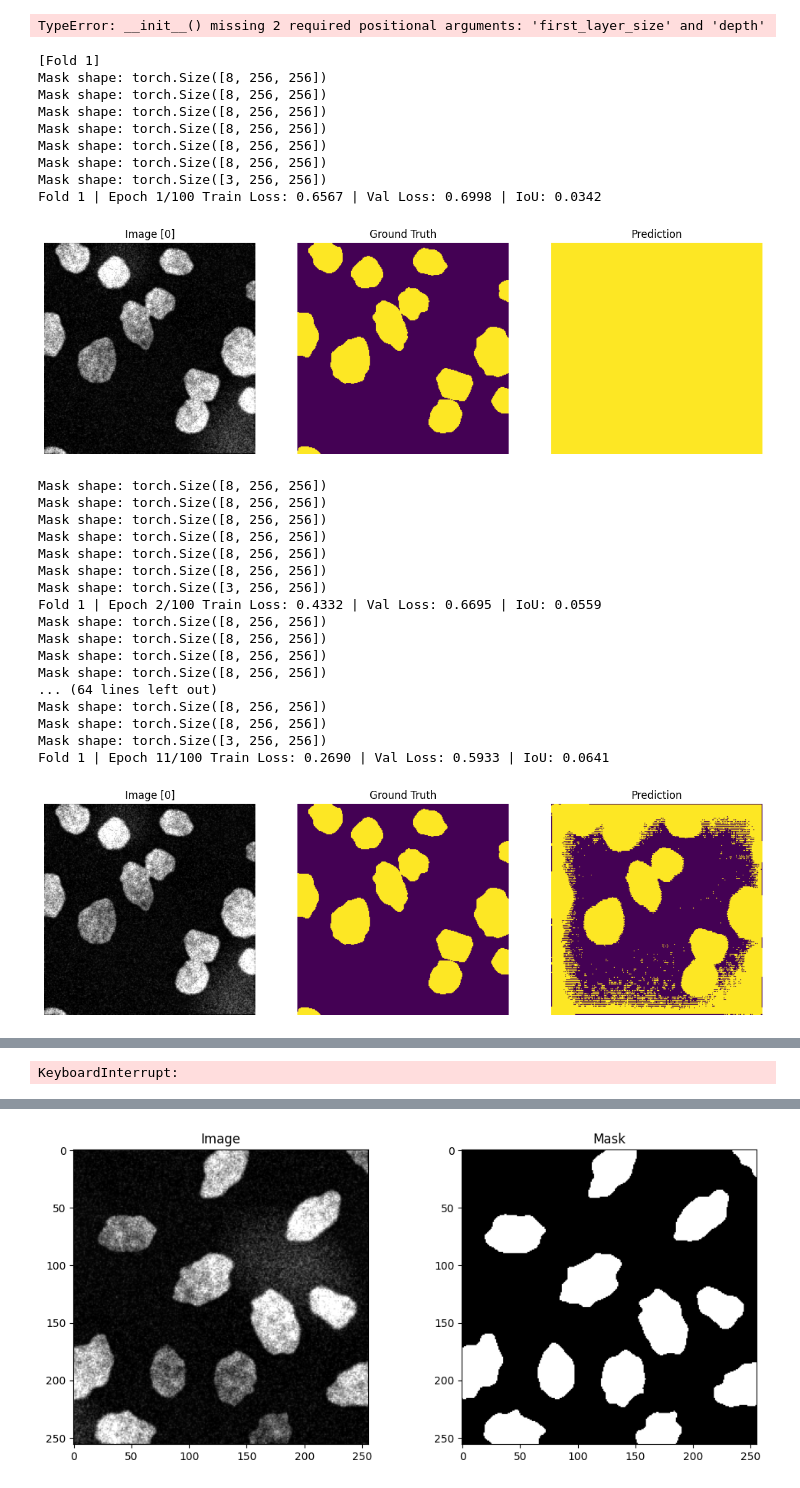
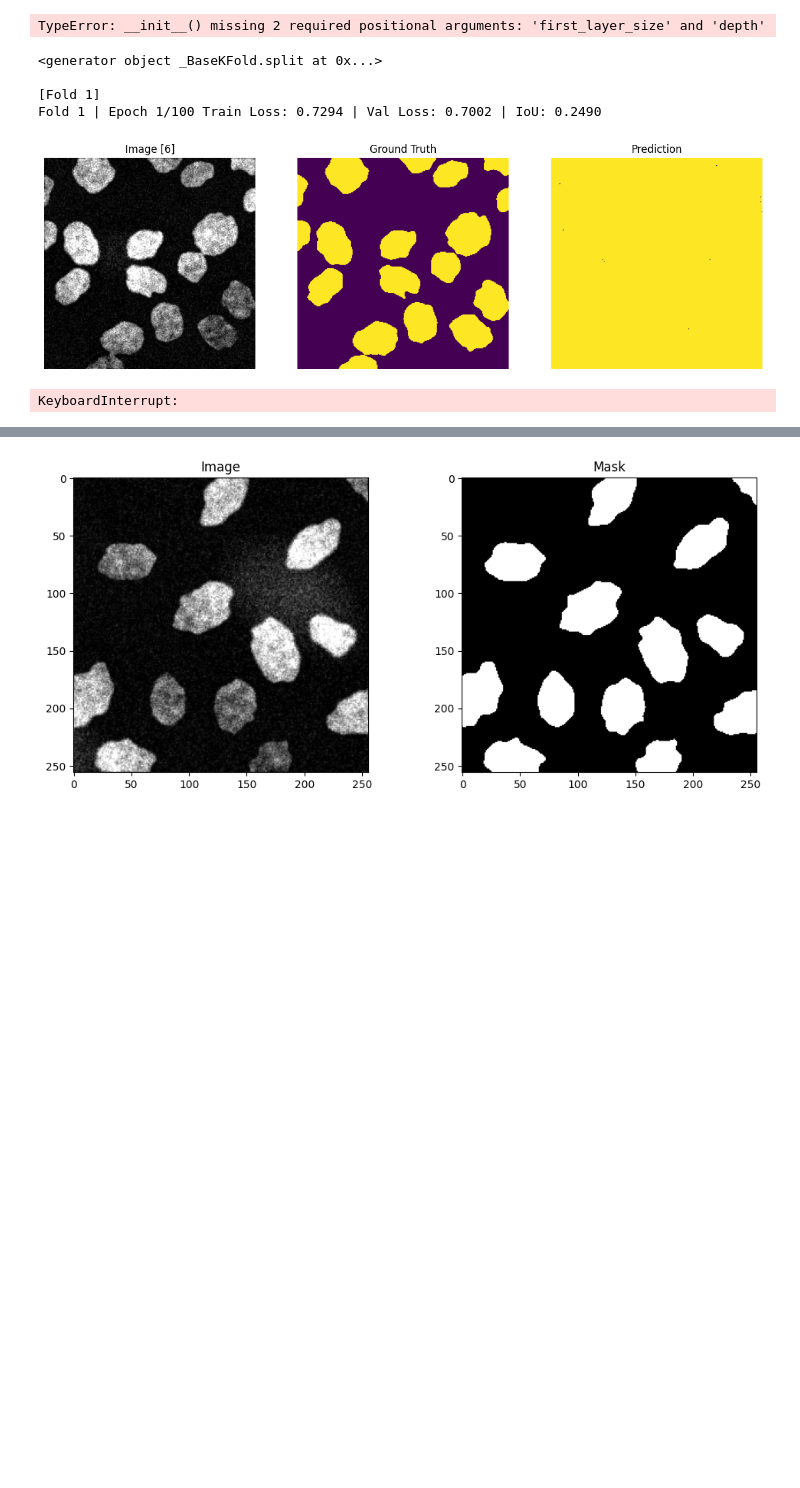
Before and after one commit to llleaa/ML-2025, a Jupyter notebook: projects/project2/unet.ipynb, the cells around one changed output, grey strips where cells are left out. Saved outputs shown, nothing was run; the diff lists cells and outputs as text; code cells hidden in the pictures; blank space fills up the shorter version.

```diff
--- a/projects/project2/unet.ipynb
+++ b/projects/project2/unet.ipynb
@@ -36,8 +36,8 @@ print(f'Image 0 {image0.shape} max: {np.max(image0.shape)} {image0.type()}')
 print(f'Image 0 {mask0.shape} max: {np.max(mask0.shape)} {mask0.type()}')
 n_val   = max(1, int(len(full_dataset) * val_ratio))
 n_train = len(full_dataset) - n_val
-g = torch.Generator().manual_seed(1234)
-perm = torch.randperm(len(full_dataset), generator=g).tolist()
+
+perm = torch.randperm(len(full_dataset)).tolist()
 train_dataset = Subset(full_dataset, perm[n_val:])
 val_dataset   = Subset(full_dataset, perm[:n_val])
 
@@ -88,13 +94,14 @@ import matplotlib.pyplot as plt
 
 train_dataset = f"dataset/generated_cells"
 dataset = SegmentationDataset(train_dataset)
-learning_rate = 1e-4
+learning_rate = 1e-5
 batch_size = 10
 num_epochs = 100
 
 kf = KFold(n_splits=2, shuffle=True, random_state=42)
 fold = 1
 indices = np.arange(len(dataset))
+print(kf.split(indices))
 for train_index, valid_index in kf.split(indices):  # pass the list, not a string
     print(f"\n[Fold {fold}]")
 
@@ -116,15 +123,13 @@ for train_index, valid_index in kf.split(indices):  # pass the list, not a strin
     val_losses = []
     val_ious = []
 
-
+    index_img_printed = np.random.randint(0,len(valid_dataset))
     for epoch in range(num_epochs):
         model.train()
         running = 0.0
 
         for imgs, msks in train_loader:
             imgs, msks = imgs.to(device), msks.to(device).float()
-            imgs = (imgs - 0.5) / 0.5
-            print("Mask shape:", msks.shape)
             msks = msks.unsqueeze(1)
 
             optimizer.zero_grad()
@@ -159,66 +164,46 @@ for train_index, valid_index in kf.split(indices):  # pass the list, not a strin
                     pred.cpu().numpy().reshape(-1)
                 )
 
+                #iou_running += binary_iou(msks.cpu().numpy(),pred.cpu().numpy())
+
         va_loss = val_running / len(valid_dataset)
-        va_iou = iou_running / len(valid_dataset)
+        va_iou = iou_running / len(valid_loader)
 
         val_losses.append(va_loss)
         val_ious.append(va_iou)
 
         print(f"Fold {fold} | Epoch {epoch+1}/{num_epochs} "
               f"Train Loss: {tr_loss:.4f} | Val Loss: {va_loss:.4f} | IoU: {va_iou:.4f}")
         if epoch % 10 == 0:
-            visualize_prediction(model, train_dataset, device, sample_idx=0)
+            visualize_prediction(model, train_dataset, device, sample_idx=index_img_printed)
 
 
     epochs_range = range(1, num_epochs + 1)
 
     plt.figure(figsize=(10,5))
     plt.plot(epochs_range, train_losses, label="Train Loss")
     plt.plot(epochs_range, val_losses, label="Val Loss")
     plt.xlabel("Epoch")
     plt.ylabel("Loss")
     plt.title(f"Fold {fold} – Loss Curves")
     plt.legend()
     plt.show()
 
     plt.figure(figsize=(10,5))
     plt.plot(epochs_range, val_ious, label="Val IoU")
     plt.xlabel("Epoch")
     plt.ylabel("IoU")
     plt.title(f"Fold {fold} – IoU Curve")
     plt.legend()
     plt.show()
 
 
 
     fold += 1
 # %% [output]
+<generator object _BaseKFold.split at 0x...>
+
 [Fold 1]
-Mask shape: torch.Size([8, 256, 256])
-Mask shape: torch.Size([8, 256, 256])
-Mask shape: torch.Size([8, 256, 256])
-Mask shape: torch.Size([8, 256, 256])
-Mask shape: torch.Size([8, 256, 256])
-Mask shape: torch.Size([8, 256, 256])
-Mask shape: torch.Size([3, 256, 256])
-Fold 1 | Epoch 1/100 Train Loss: 0.6567 | Val Loss: 0.6998 | IoU: 0.0342
+Fold 1 | Epoch 1/100 Train Loss: 0.7294 | Val Loss: 0.7002 | IoU: 0.2490
-[figure, old version]
+[figure, new version]
-Mask shape: torch.Size([8, 256, 256])
-Mask shape: torch.Size([8, 256, 256])
-Mask shape: torch.Size([8, 256, 256])
-Mask shape: torch.Size([8, 256, 256])
-Mask shape: torch.Size([8, 256, 256])
-Mask shape: torch.Size([8, 256, 256])
-Mask shape: torch.Size([3, 256, 256])
-Fold 1 | Epoch 2/100 Train Loss: 0.4332 | Val Loss: 0.6695 | IoU: 0.0559
-Mask shape: torch.Size([8, 256, 256])
-Mask shape: torch.Size([8, 256, 256])
-Mask shape: torch.Size([8, 256, 256])
-Mask shape: torch.Size([8, 256, 256])
-... (64 lines left out)
-Mask shape: torch.Size([8, 256, 256])
-Mask shape: torch.Size([8, 256, 256])
-Mask shape: torch.Size([3, 256, 256])
-Fold 1 | Epoch 11/100 Train Loss: 0.2690 | Val Loss: 0.5933 | IoU: 0.0641
+KeyboardInterrupt:
-[figure, removed]
@@ -242,4 +210,3 @@ Mask shape: torch.Size([8, 256, 256])
-KeyboardInterrupt:
 # %%
 def visualize_prediction1(model, subset, device, sample_idx=0): # DO NOT RUN
     model.eval()
```
Also changed, not shown: parts of 3 cells of this notebook, 1 other file.
